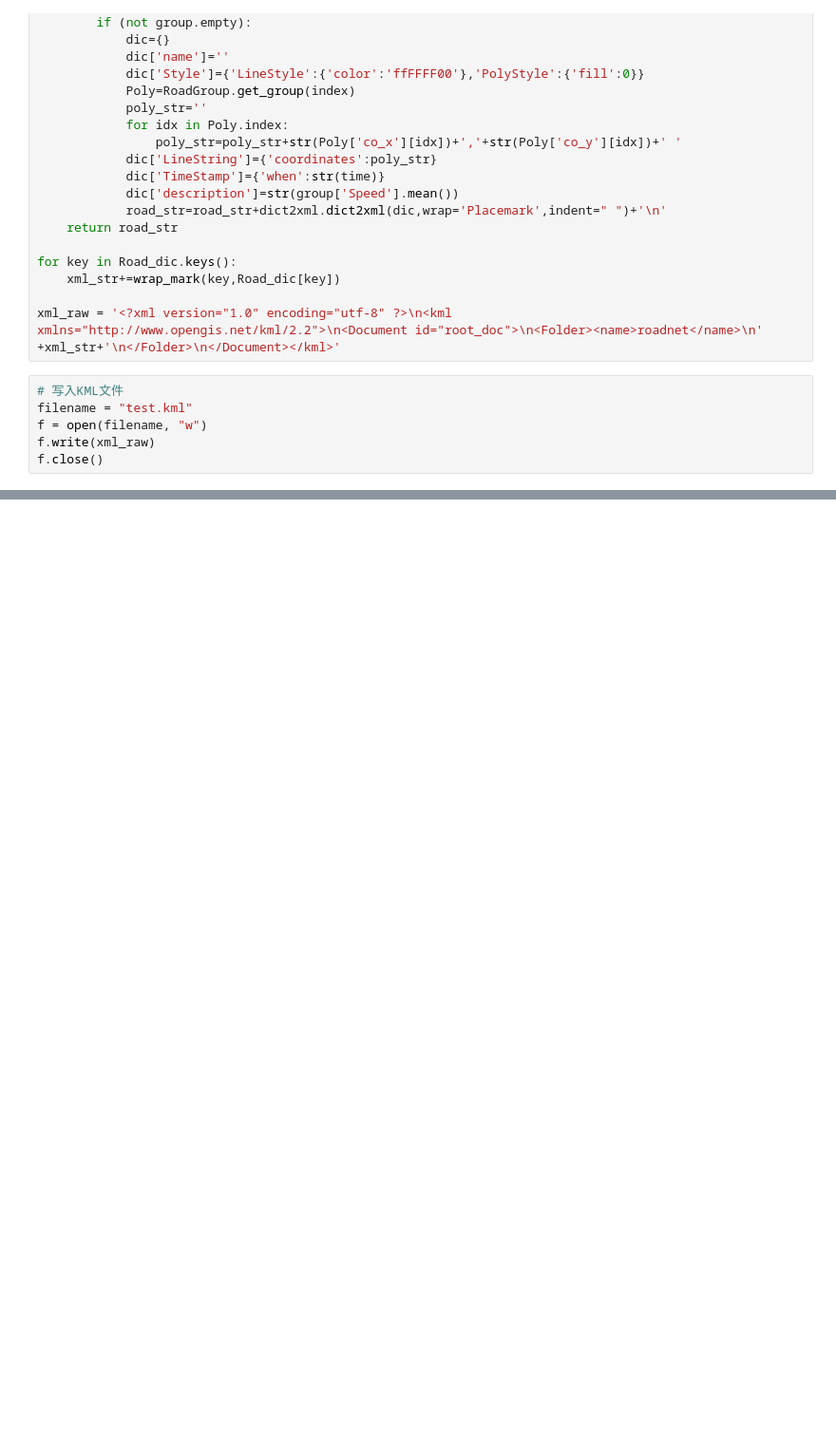
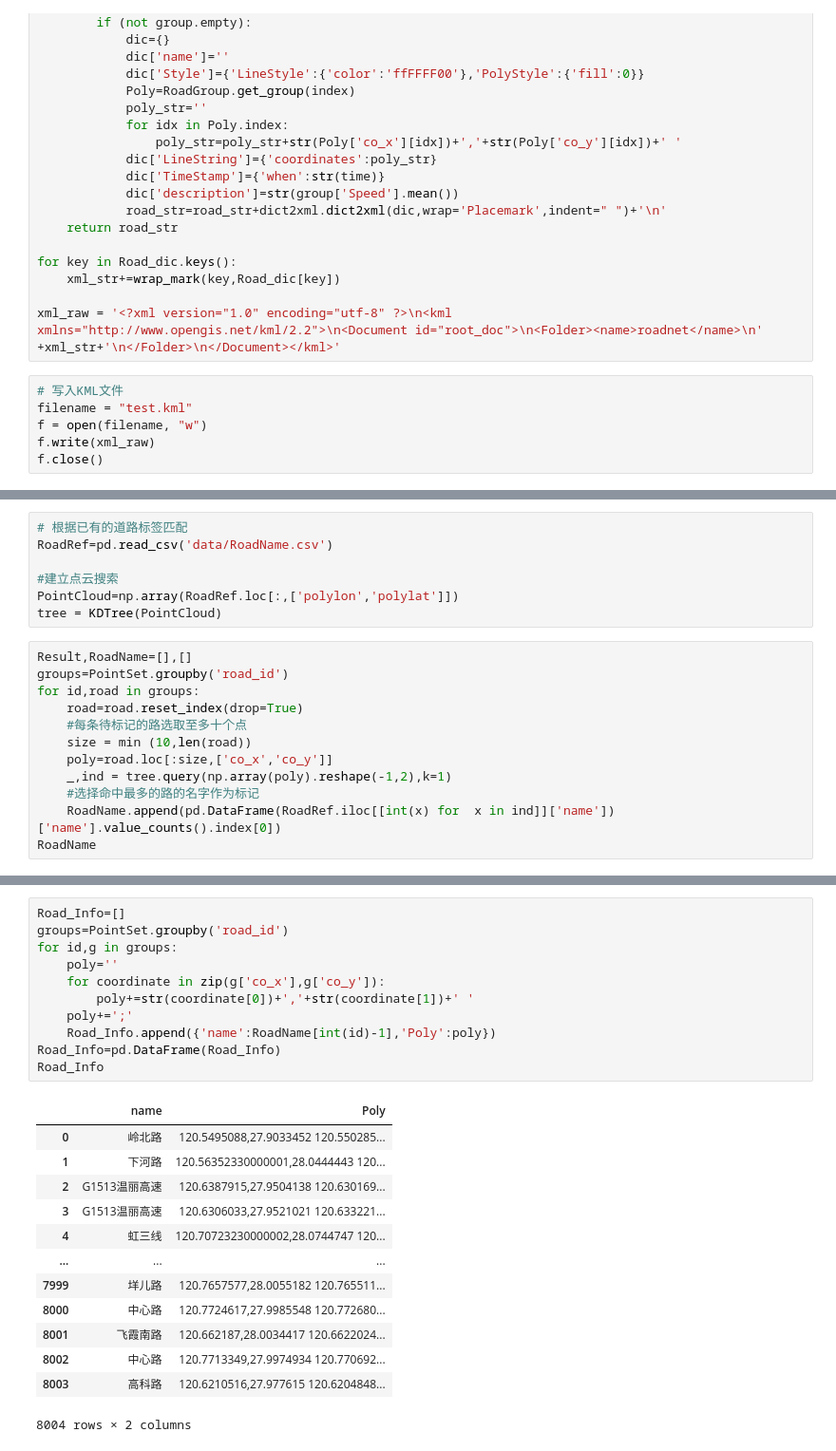
Before and after one commit to ColaOtaku/Traffic_analysis, a Jupyter notebook: baseline.ipynb, the cells around one changed output, grey strips where cells are left out. Shown at 95% size. Saved outputs shown, nothing was run; the diff lists cells and outputs as text; blank space fills up the shorter version.

```diff
--- a/baseline.ipynb
+++ b/baseline.ipynb
@@ -120,0 +124,19 @@ f.close()
+# %%
+# 根据已有的道路标签匹配
+RoadRef=pd.read_csv('data/RoadName.csv')
+
+#建立点云搜索
+PointCloud=np.array(RoadRef.loc[:,['polylon','polylat']])
+tree = KDTree(PointCloud)
+# %%
+Result,RoadName=[],[]
+groups=PointSet.groupby('road_id')
+for id,road in groups:
+    road=road.reset_index(drop=True)
+    #每条待标记的路选取至多十个点
+    size = min (10,len(road))
+    poly=road.loc[:size,['co_x','co_y']]
+    _,ind = tree.query(np.array(poly).reshape(-1,2),k=1)
+    #选择命中最多的路的名字作为标记
+    RoadName.append(pd.DataFrame(RoadRef.iloc[[int(x) for  x in ind]]['name'])['name'].value_counts().index[0])
+RoadName
@@ -120,0 +161,25 @@ f.close()
+# %%
+Road_Info=[]
+groups=PointSet.groupby('road_id')
+for id,g in groups:
+    poly=''
+    for coordinate in zip(g['co_x'],g['co_y']):
+        poly+=str(coordinate[0])+','+str(coordinate[1])+' '
+    poly+=';'
+    Road_Info.append({'name':RoadName[int(id)-1],'Poly':poly})
+Road_Info=pd.DataFrame(Road_Info)
+Road_Info
+# %% [output]
+|  | name | Poly |
+| 0 | 岭北路 | 120.5495088,27.9033452 120.550285... |
+| 1 | 下河路 | 120.56352330000001,28.0444443 120... |
+| 2 | G1513温丽高速 | 120.6387915,27.9504138 120.630169... |
+| 3 | G1513温丽高速 | 120.6306033,27.9521021 120.633221... |
+| 4 | 虹三线 | 120.70723230000002,28.0744747 120... |
+| ... | ... | ... |
+| 7999 | 垟儿路 | 120.7657577,28.0055182 120.765511... |
+| 8000 | 中心路 | 120.7724617,27.9985548 120.772680... |
+| 8001 | 飞霞南路 | 120.662187,28.0034417 120.6622024... |
+| 8002 | 中心路 | 120.7713349,27.9974934 120.770692... |
+| 8003 | 高科路 | 120.6210516,27.977615 120.6204848... |
+8004 rows × 2 columns
```
Also changed, not shown: parts of 8 cells of this notebook.
